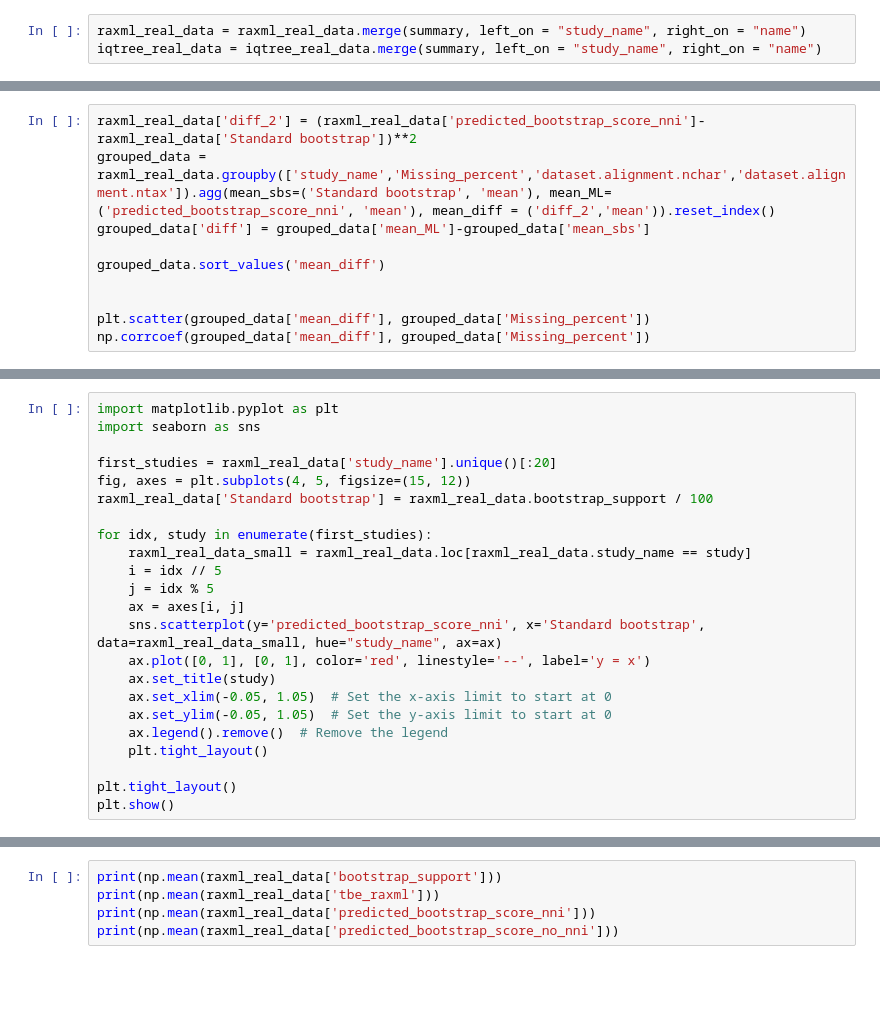
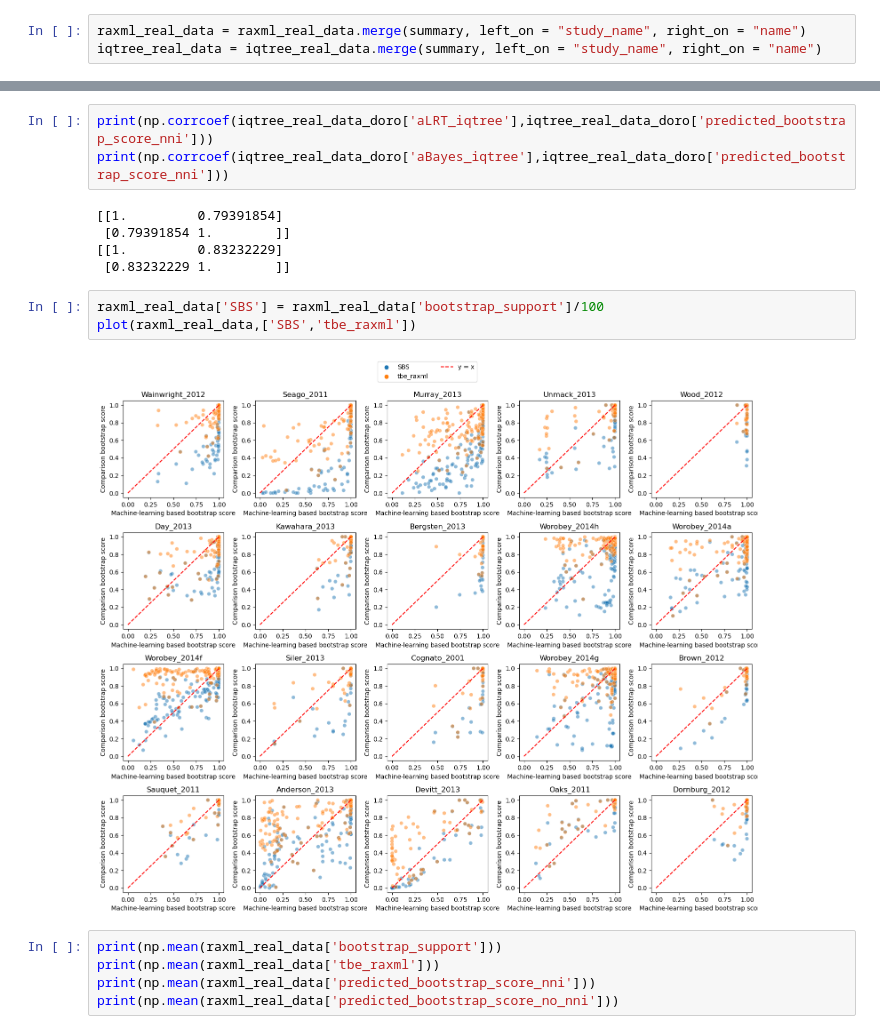
Before and after one commit to noaeker/bootstrap_repo, a Jupyter notebook: python notebooks/real_data_analysis.ipynb, the cells around one changed output, grey strips where cells are left out. Drawn from its saved outputs; the diff is of its cells as text; blank space fills up the shorter version.

```diff
--- a/python notebooks/real_data_analysis.ipynb
+++ b/python notebooks/real_data_analysis.ipynb
@@ -117,10 +196,0 @@ summary[['name','Missing_percent','dataset.alignment.nchar','dataset.alignment.n
-# %%
-raxml_real_data['diff_2'] = (raxml_real_data['predicted_bootstrap_score_nni']-raxml_real_data['Standard bootstrap'])**2
-grouped_data = raxml_real_data.groupby(['study_name','Missing_percent','dataset.alignment.nchar','dataset.alignment.ntax']).agg(mean_sbs=('Standard bootstrap', 'mean'), mean_ML=('predicted_bootstrap_score_nni', 'mean'), mean_diff = ('diff_2','mean')).reset_index()
-grouped_data['diff'] = grouped_data['mean_ML']-grouped_data['mean_sbs']
-
-grouped_data.sort_values('mean_diff')
-
-
-plt.scatter(grouped_data['mean_diff'], grouped_data['Missing_percent'])
-np.corrcoef(grouped_data['mean_diff'], grouped_data['Missing_percent'])
@@ -131,23 +196,0 @@ array([[1.        , 0.33524623],
-# %%
-import matplotlib.pyplot as plt
-import seaborn as sns
-
-first_studies = raxml_real_data['study_name'].unique()[:20]
-fig, axes = plt.subplots(4, 5, figsize=(15, 12))
-raxml_real_data['Standard bootstrap'] = raxml_real_data.bootstrap_support / 100
-
-for idx, study in enumerate(first_studies):
-    raxml_real_data_small = raxml_real_data.loc[raxml_real_data.study_name == study]
-    i = idx // 5
-    j = idx % 5
-    ax = axes[i, j]
-    sns.scatterplot(y='predicted_bootstrap_score_nni', x='Standard bootstrap', data=raxml_real_data_small, hue="study_name", ax=ax)
-    ax.plot([0, 1], [0, 1], color='red', linestyle='--', label='y = x')
-    ax.set_title(study)
-    ax.set_xlim(-0.05, 1.05)  # Set the x-axis limit to start at 0
-    ax.set_ylim(-0.05, 1.05)  # Set the y-axis limit to start at 0
-    ax.legend().remove()  # Remove the legend
-    plt.tight_layout()
-
-plt.tight_layout()
-plt.show()
@@ -156,3 +197,16 @@ plt.show()
+# %%
+print(np.corrcoef(iqtree_real_data_doro['aLRT_iqtree'],iqtree_real_data_doro['predicted_bootstrap_score_nni']))
+print(np.corrcoef(iqtree_real_data_doro['aBayes_iqtree'],iqtree_real_data_doro['predicted_bootstrap_score_nni']))
+# %% [output]
+[[1.         0.79391854]
+ [0.79391854 1.        ]]
+[[1.         0.83232229]
+ [0.83232229 1.        ]]
+# %%
+raxml_real_data['SBS'] = raxml_real_data['bootstrap_support']/100
+plot(raxml_real_data,['SBS','tbe_raxml'])
+# %% [output]
+[figure, added]
 # %%
 print(np.mean(raxml_real_data['bootstrap_support']))
 print(np.mean(raxml_real_data['tbe_raxml']))
```
Also changed, not shown: parts of 29 cells of this notebook, 10 other files.
